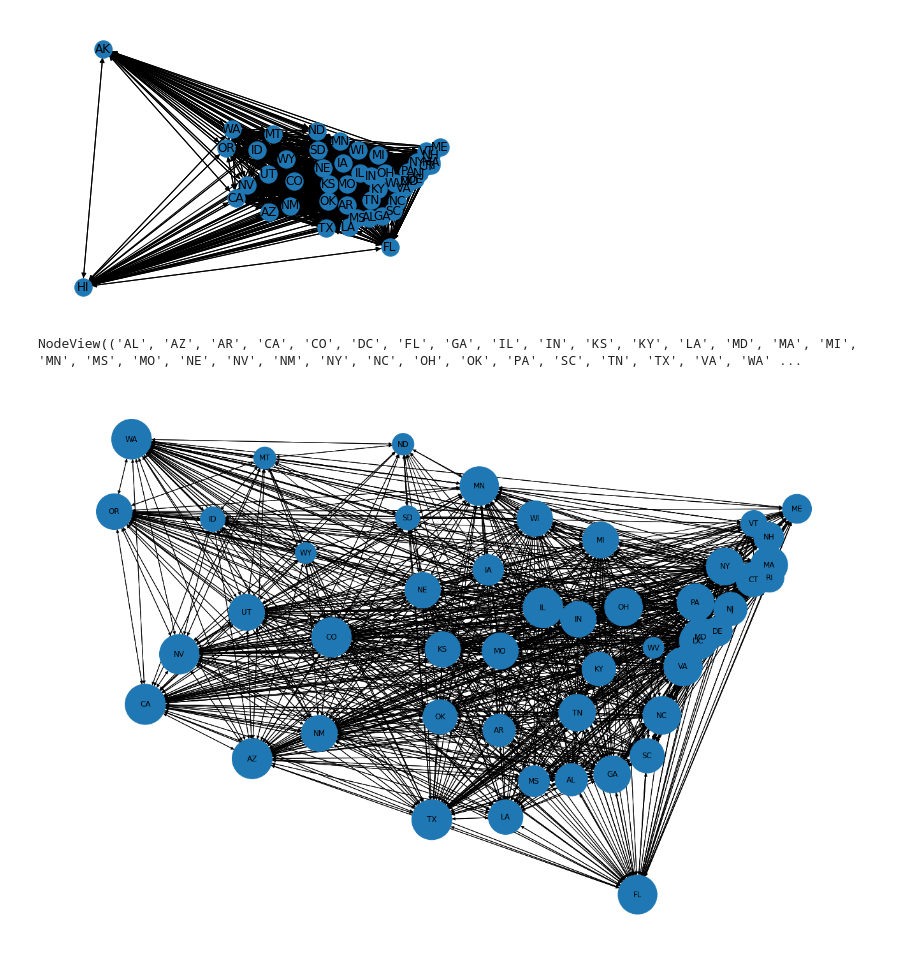
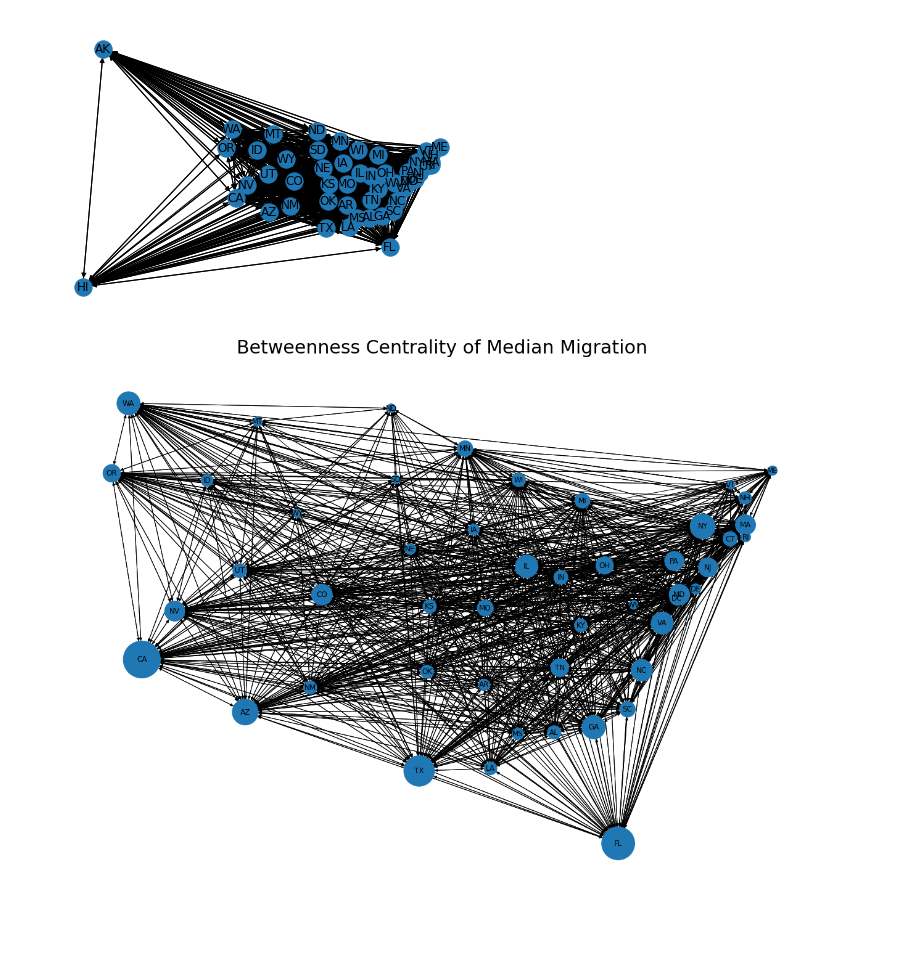
Before and after one commit to psyrgkan/NetworkAnalysis, a Jupyter notebook: draw_graph_with_pos.ipynb, the cells around one changed output. Cells and saved outputs as stored; diff of their text form; code cells hidden in the pictures; blank space fills up the shorter version.

```diff
--- a/draw_graph_with_pos.ipynb
+++ b/draw_graph_with_pos.ipynb
@@ -76,6 +83,2 @@ median_graph_copy.remove_node("HI")
-# %%
-median_graph_copy.nodes
-# %% [output]
-NodeView(('AL', 'AZ', 'AR', 'CA', 'CO', 'DC', 'FL', 'GA', 'IL', 'IN', 'KS', 'KY', 'LA', 'MD', 'MA', 'MI', 'MN', 'MS', 'MO', 'NE', 'NV', 'NM', 'NY', 'NC', 'OH', 'OK', 'PA', 'SC', 'TN', 'TX', 'VA', 'WA' ...
 # %%
 node_sizes = [a * 2000 for a in list(nx.degree_centrality(median_graph_copy).values())]
@@ -82,6 +92,10 @@ node_sizes = [a * 2000 for a in list(nx.degree_centrality(median_graph_copy).val
+# %%
+node_sizes = [a * 40000 for a in list(nx.pagerank(median_graph_copy).values())]
+node_sizes_2006 = [a * 40000 for a in list(nx.pagerank(graph_2006_copy).values())]
 # %%
 plt.figure(3,figsize=(18,12))
 nx.draw(median_graph_copy, with_labels=True, pos=flipped_dict, node_size=node_sizes)
+plt.title('Betweenness Centrality of Median Migration', fontsize=30)
 plt.show()
 # %% [output]
-[figure, old version]
+[figure, new version]
```
Also changed, not shown: parts of 14 cells of this notebook, 7 other files.
